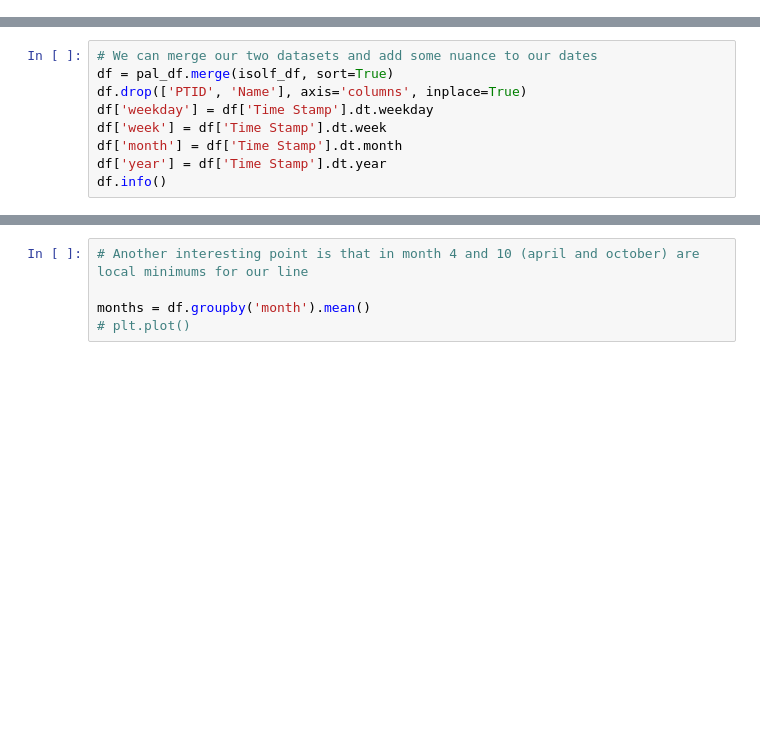
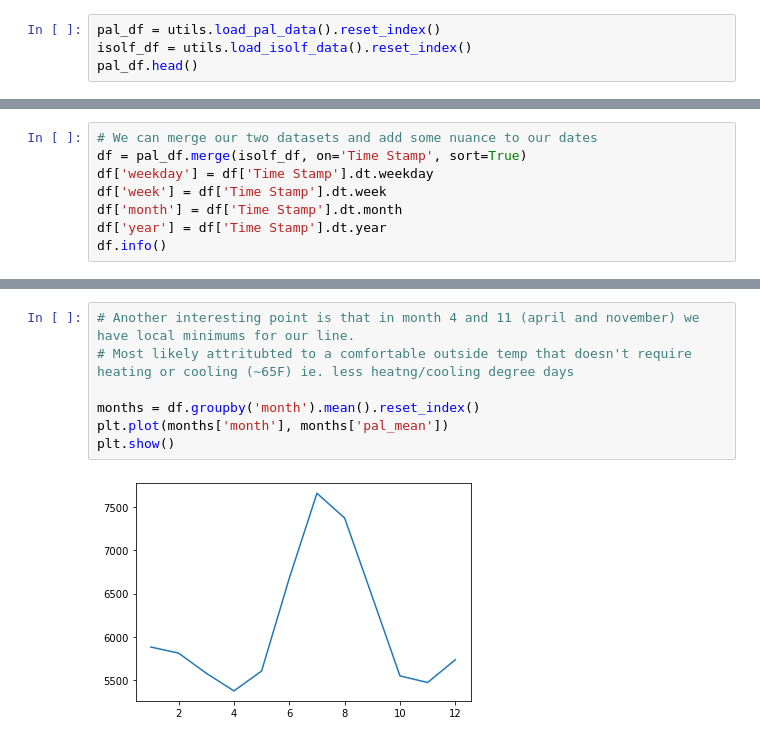
Before and after one commit to andrew-harding-gh/nexml-nyiso, a Jupyter notebook: notebooks/elec_load.ipynb, the cells around one changed output, grey strips where cells are left out. Drawn from its saved outputs; the diff is of its cells as text; blank space fills up the shorter version.

```diff
--- a/notebooks/elec_load.ipynb
+++ b/notebooks/elec_load.ipynb
@@ -25,0 +13,4 @@ isolf_df.columns.tolist()
+# %%
+pal_df = utils.load_pal_data().reset_index()
+isolf_df = utils.load_isolf_data().reset_index()
+pal_df.head()
@@ -26,7 +24,6 @@ isolf_df.columns.tolist()
 # %%
 # We can merge our two datasets and add some nuance to our dates
-df = pal_df.merge(isolf_df, sort=True)
-df.drop(['PTID', 'Name'], axis='columns', inplace=True)
+df = pal_df.merge(isolf_df, on='Time Stamp', sort=True)
 df['weekday'] = df['Time Stamp'].dt.weekday
 df['week'] = df['Time Stamp'].dt.week
 df['month'] = df['Time Stamp'].dt.month
@@ -78,8 +106,12 @@ plt.show()
 # %%
-# Another interesting point is that in month 4 and 10 (april and october) are local minimums for our line
+# Another interesting point is that in month 4 and 11 (april and november) we have local minimums for our line.
+# Most likely attritubted to a comfortable outside temp that doesn't require heating or cooling (~65F) ie. less heatng/cooling degree days
 
-months = df.groupby('month').mean()
-# plt.plot()
+months = df.groupby('month').mean().reset_index()
+plt.plot(months['month'], months['pal_mean'])
+plt.show()
+# %% [output]
+[figure, added]
 # %%
  # We also notice that weekday has some correlation to our load value. Let's check it out further
 
```
Also changed, not shown: parts of 13 cells of this notebook, 1 other file.
